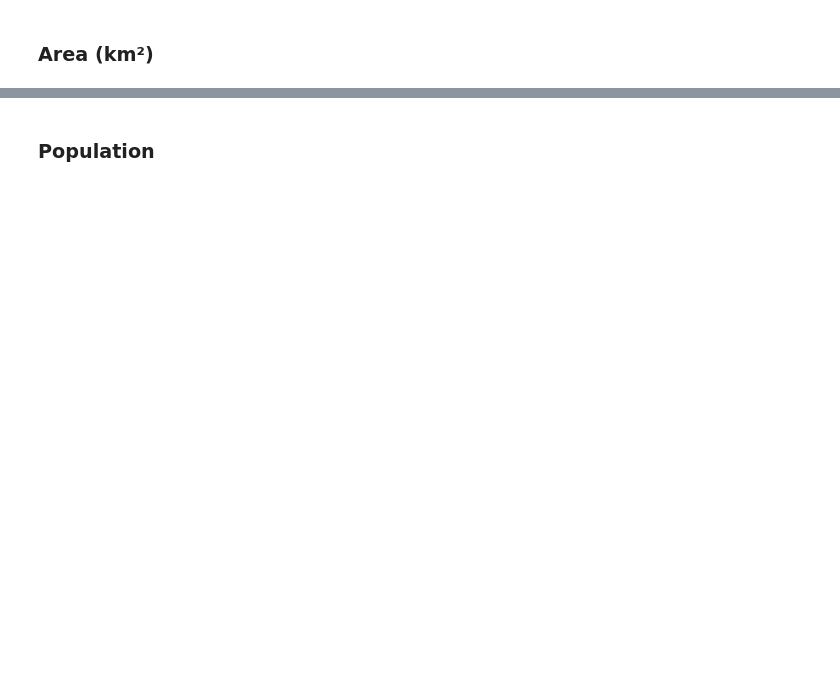
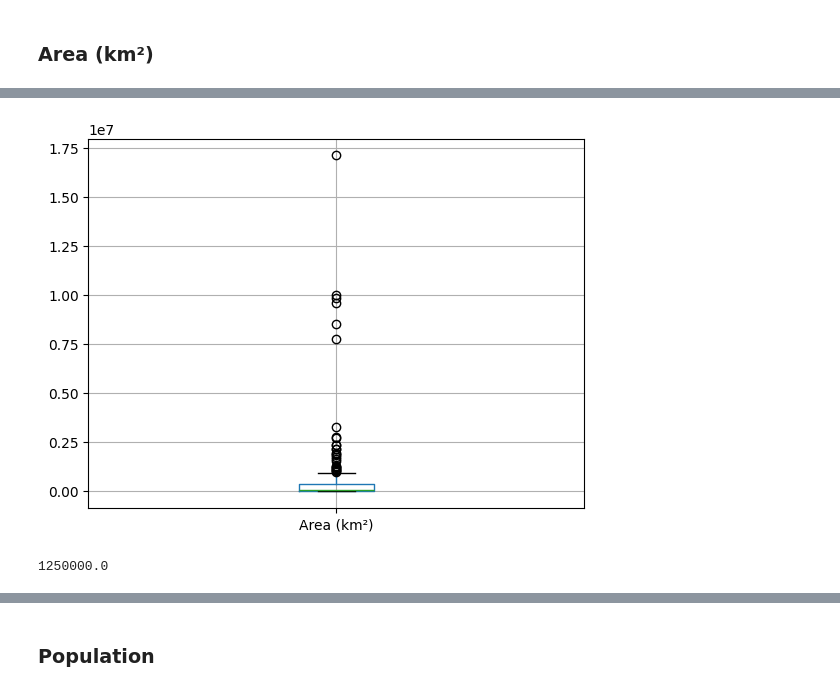
Before and after one commit to dui-luis-alberto-37/sklearn_cross_vall, a Jupyter notebook: Proyecto2_LuisAlbertoGarciaOrozco.ipynb, the cells around one changed output, grey strips where cells are left out. Drawn from its saved outputs; the diff is of its cells as text; code cells hidden in the pictures; blank space fills up the shorter version.

```diff
--- a/Proyecto2_LuisAlbertoGarciaOrozco.ipynb
+++ b/Proyecto2_LuisAlbertoGarciaOrozco.ipynb
@@ -107,0 +121,3 @@ df
+# %%
+df = df.drop(77)
+df[df['Continent'] == 'European Union']
@@ -129,0 +148,11 @@ array(['652230', '28748', '2381740', '224', '468', '1246700', '91', '443',
+# %%
+df['Area (km²)'] = df['Area (km²)'].astype('float64')
+# %%
+df.loc[:,['Area (km²)']].boxplot()
+plt.show()
+# %% [output]
+[figure, added]
+# %%
+0.125e7
+# %% [output]
+1250000.0
```
Also changed, not shown: parts of 33 cells of this notebook, 1 other file.
